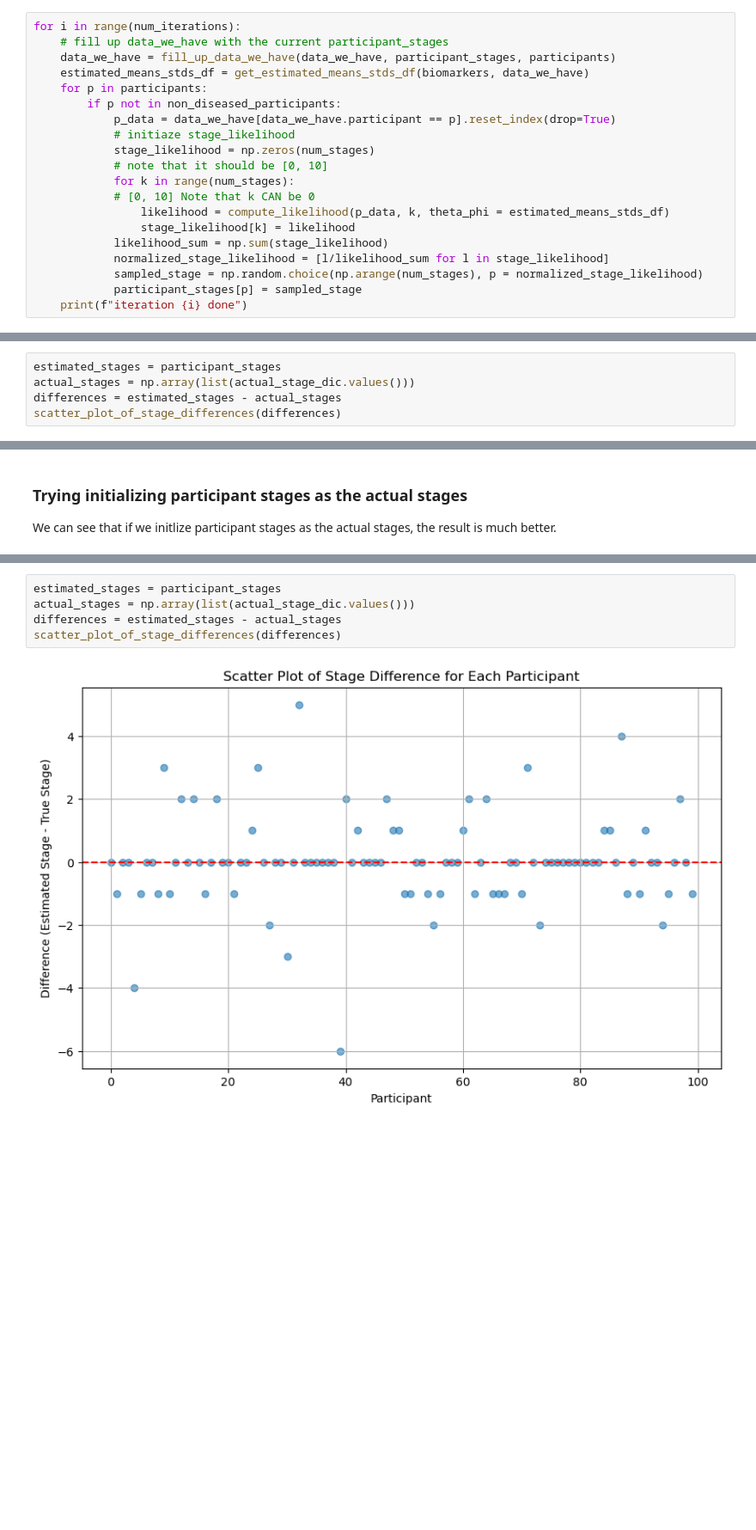
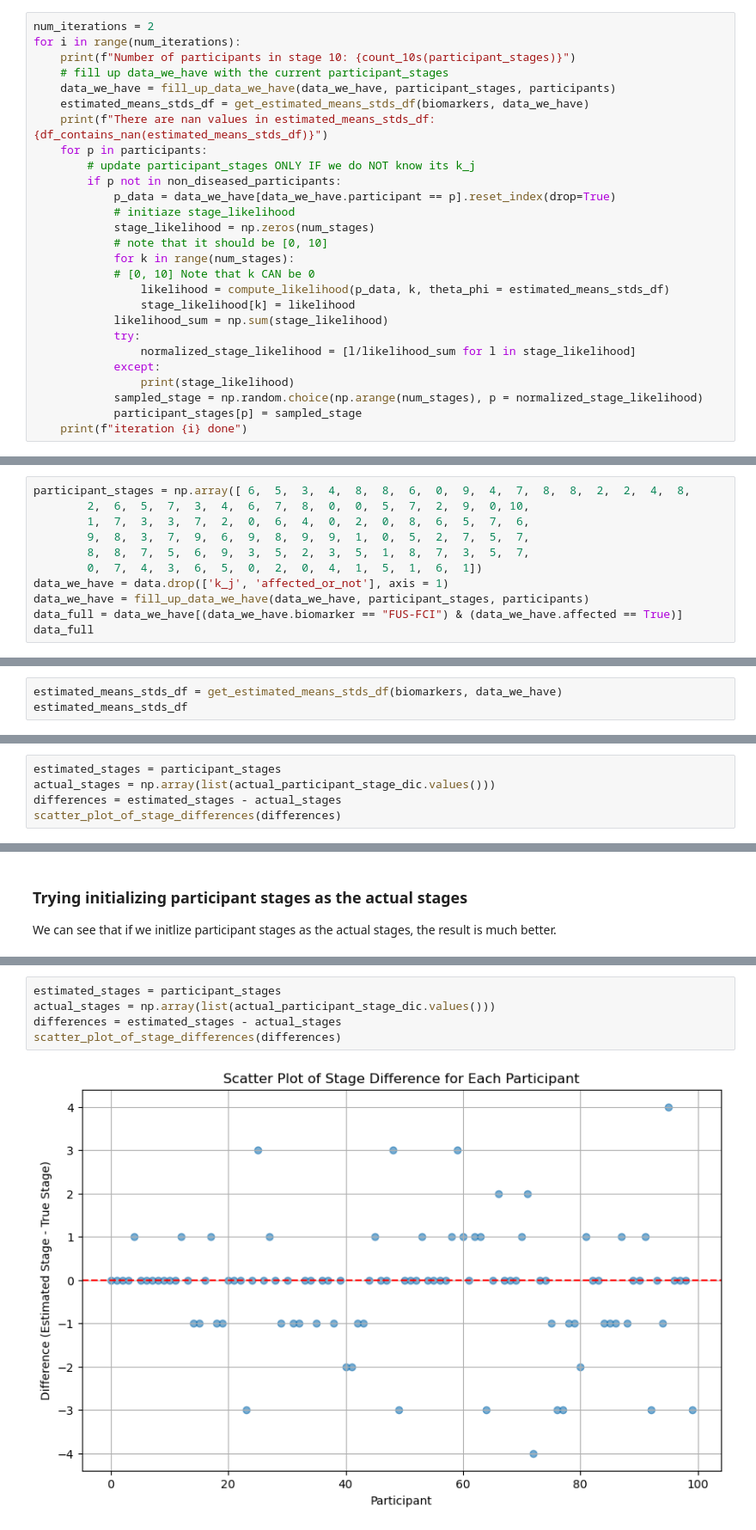
Before and after one commit to hongtaoh/ebm-book, a Jupyter notebook: _build/jupyter_execute/two_estimate_disease_stages.ipynb, the cells around one changed output, grey strips where cells are left out. Shown: that part at 86% size. Saved outputs shown, nothing was run; the diff lists cells and outputs as text; blank space fills up the shorter version.

```diff
--- a/_build/jupyter_execute/two_estimate_disease_stages.ipynb
+++ b/_build/jupyter_execute/two_estimate_disease_stages.ipynb
@@ -326,9 +365,13 @@ I don't have this issue anymore. Most likely because I will get 0 sometime in ea
 # %%
+num_iterations = 2
 for i in range(num_iterations):
+    print(f"Number of participants in stage 10: {count_10s(participant_stages)}")
     # fill up data_we_have with the current participant_stages
     data_we_have = fill_up_data_we_have(data_we_have, participant_stages, participants)
     estimated_means_stds_df = get_estimated_means_stds_df(biomarkers, data_we_have)
+    print(f"There are nan values in estimated_means_stds_df: {df_contains_nan(estimated_means_stds_df)}")
     for p in participants:
+        # update participant_stages ONLY IF we do NOT know its k_j
         if p not in non_diseased_participants:
             p_data = data_we_have[data_we_have.participant == p].reset_index(drop=True)
             # initiaze stage_likelihood
@@ -339,7 +382,10 @@ for i in range(num_iterations):
                 likelihood = compute_likelihood(p_data, k, theta_phi = estimated_means_stds_df)
                 stage_likelihood[k] = likelihood
             likelihood_sum = np.sum(stage_likelihood)
-            normalized_stage_likelihood = [l/likelihood_sum for l in stage_likelihood]
+            try:
+                normalized_stage_likelihood = [l/likelihood_sum for l in stage_likelihood]
+            except:
+                print(stage_likelihood)
             sampled_stage = np.random.choice(np.arange(num_stages), p = normalized_stage_likelihood)
             participant_stages[p] = sampled_stage
     print(f"iteration {i} done")
@@ -356,0 +399,11 @@ iteration 9 done
+# %%
+participant_stages = np.array([ 6,  5,  3,  4,  8,  8,  6,  0,  9,  4,  7,  8,  8,  2,  2,  4,  8,
+        2,  6,  5,  7,  3,  4,  6,  7,  8,  0,  0,  5,  7,  2,  9,  0, 10,
+        1,  7,  3,  3,  7,  2,  0,  6,  4,  0,  2,  0,  8,  6,  5,  7,  6,
+        9,  8,  3,  7,  9,  6,  9,  8,  9,  9,  1,  0,  5,  2,  7,  5,  7,
+        8,  8,  7,  5,  6,  9,  3,  5,  2,  3,  5,  1,  8,  7,  3,  5,  7,
+        0,  7,  4,  3,  6,  5,  0,  2,  0,  4,  1,  5,  1,  6,  1])
+data_we_have = data.drop(['k_j', 'affected_or_not'], axis = 1)
+data_we_have = fill_up_data_we_have(data_we_have, participant_stages, participants)
+data_full = data_we_have[(data_we_have.biomarker == "FUS-FCI") & (data_we_have.affected == True)]
+data_full
@@ -356,0 +413,3 @@ iteration 9 done
+# %%
+estimated_means_stds_df = get_estimated_means_stds_df(biomarkers, data_we_have)
+estimated_means_stds_df
@@ -358,7 +429,7 @@ iteration 9 done
 ### Result after gibbs sampling
 # %%
 estimated_stages = participant_stages
-actual_stages = np.array(list(actual_stage_dic.values()))
+actual_stages = np.array(list(actual_participant_stage_dic.values()))
 differences = estimated_stages - actual_stages
 scatter_plot_of_stage_differences(differences)
 # %% [output]
@@ -400,7 +463,7 @@ iteration 9 done
 # %%
 estimated_stages = participant_stages
-actual_stages = np.array(list(actual_stage_dic.values()))
+actual_stages = np.array(list(actual_participant_stage_dic.values()))
 differences = estimated_stages - actual_stages
 scatter_plot_of_stage_differences(differences)
 # %% [output]
-[figure, old version]
+[figure, new version]
```
Also changed, not shown: parts of 36 cells of this notebook, 39 other files.
